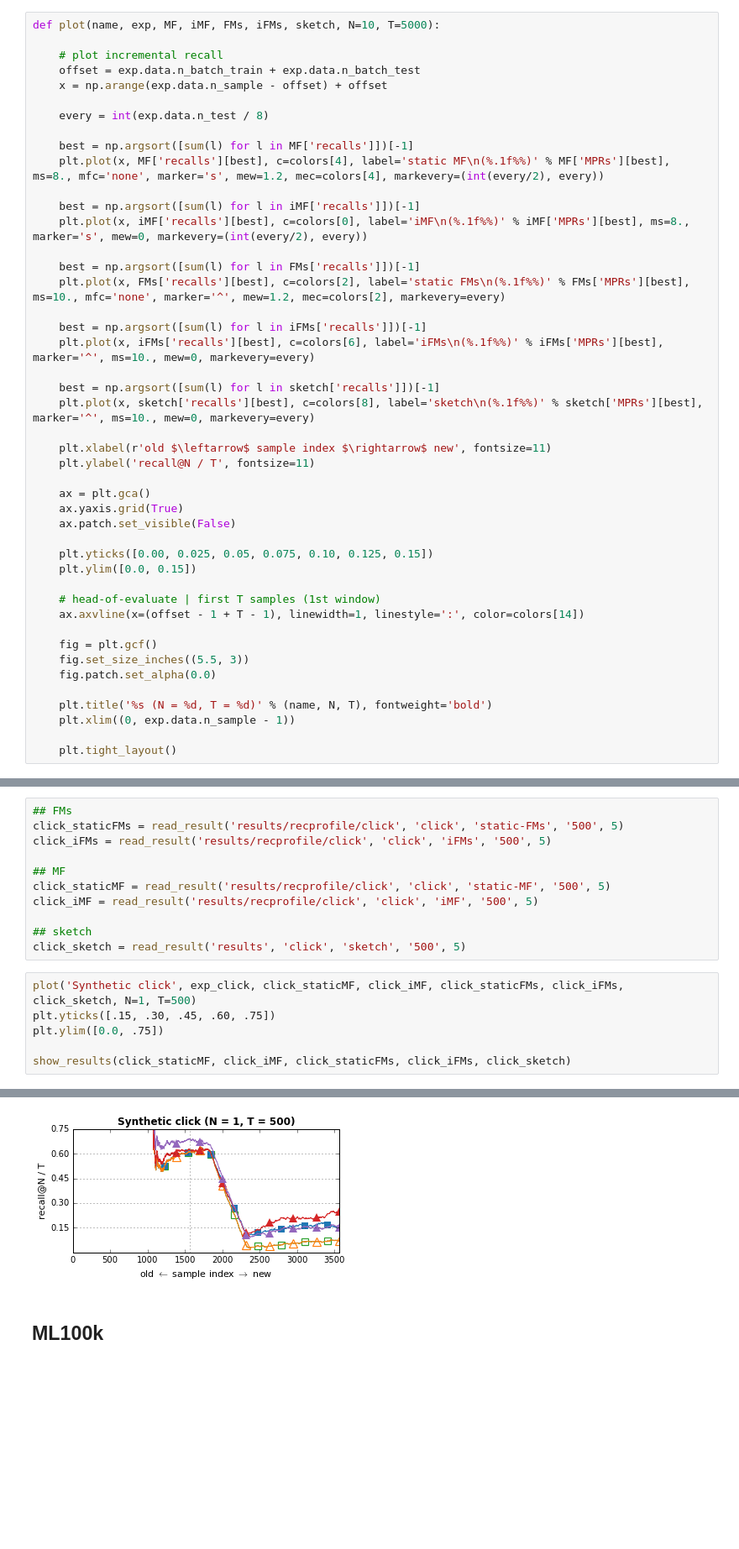
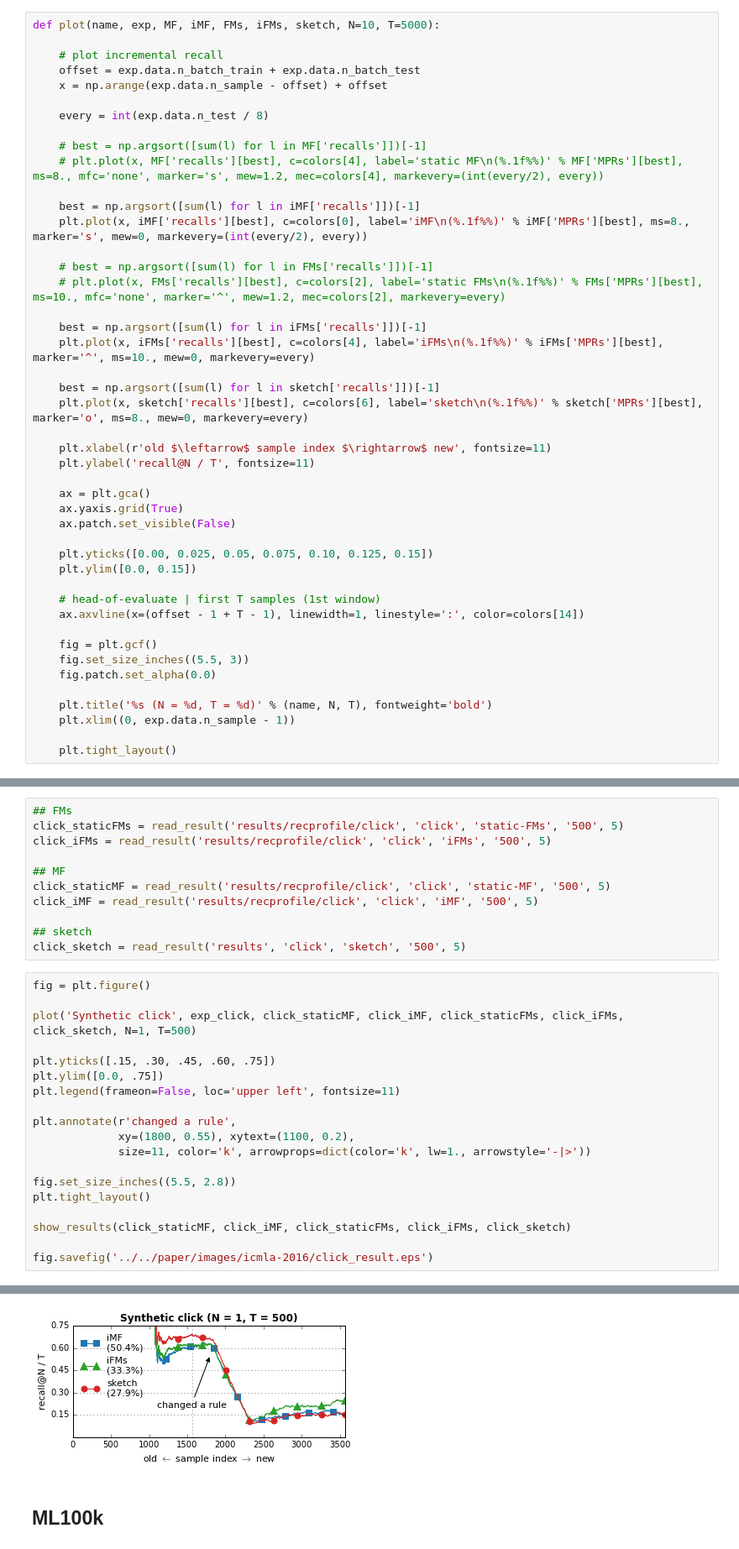
Before and after one commit to takuti/stream-recommender, a Jupyter notebook: paper-sketch.ipynb, the cells around one changed output, grey strips where cells are left out. Shown at 84% size. Drawn from its saved outputs; the diff is of its cells as text; blank space fills up the shorter version.

Commit message:
:notebook: plot recall behavior

```diff
--- a/paper-sketch.ipynb
+++ b/paper-sketch.ipynb
@@ -119,20 +119,20 @@ def plot(name, exp, MF, iMF, FMs, iFMs, sketch, N=10, T=5000):
 
     every = int(exp.data.n_test / 8)
 
-    best = np.argsort([sum(l) for l in MF['recalls']])[-1]
-    plt.plot(x, MF['recalls'][best], c=colors[4], label='static MF\n(%.1f%%)' % MF['MPRs'][best], ms=8., mfc='none', marker='s', mew=1.2, mec=colors[4], markevery=(int(every/2), every))
+    # best = np.argsort([sum(l) for l in MF['recalls']])[-1]
+    # plt.plot(x, MF['recalls'][best], c=colors[4], label='static MF\n(%.1f%%)' % MF['MPRs'][best], ms=8., mfc='none', marker='s', mew=1.2, mec=colors[4], markevery=(int(every/2), every))
 
     best = np.argsort([sum(l) for l in iMF['recalls']])[-1]
     plt.plot(x, iMF['recalls'][best], c=colors[0], label='iMF\n(%.1f%%)' % iMF['MPRs'][best], ms=8., marker='s', mew=0, markevery=(int(every/2), every))
 
-    best = np.argsort([sum(l) for l in FMs['recalls']])[-1]
-    plt.plot(x, FMs['recalls'][best], c=colors[2], label='static FMs\n(%.1f%%)' % FMs['MPRs'][best], ms=10., mfc='none', marker='^', mew=1.2, mec=colors[2], markevery=every)
+    # best = np.argsort([sum(l) for l in FMs['recalls']])[-1]
+    # plt.plot(x, FMs['recalls'][best], c=colors[2], label='static FMs\n(%.1f%%)' % FMs['MPRs'][best], ms=10., mfc='none', marker='^', mew=1.2, mec=colors[2], markevery=every)
 
     best = np.argsort([sum(l) for l in iFMs['recalls']])[-1]
-    plt.plot(x, iFMs['recalls'][best], c=colors[6], label='iFMs\n(%.1f%%)' % iFMs['MPRs'][best], marker='^', ms=10., mew=0, markevery=every)
+    plt.plot(x, iFMs['recalls'][best], c=colors[4], label='iFMs\n(%.1f%%)' % iFMs['MPRs'][best], marker='^', ms=10., mew=0, markevery=every)
 
     best = np.argsort([sum(l) for l in sketch['recalls']])[-1]
-    plt.plot(x, sketch['recalls'][best], c=colors[8], label='sketch\n(%.1f%%)' % sketch['MPRs'][best], marker='^', ms=10., mew=0, markevery=every)
+    plt.plot(x, sketch['recalls'][best], c=colors[6], label='sketch\n(%.1f%%)' % sketch['MPRs'][best], marker='o', ms=8., mew=0, markevery=every)
 
     plt.xlabel(r'old $\leftarrow$ sample index $\rightarrow$ new', fontsize=11)
     plt.ylabel('recall@N / T', fontsize=11)
@@ -169,30 +169,43 @@ click_iMF = read_result('results/recprofile/click', 'click', 'iMF', '500', 5)
 ## sketch
 click_sketch = read_result('results', 'click', 'sketch', '500', 5)
 # %%
+fig = plt.figure()
+
 plot('Synthetic click', exp_click, click_staticMF, click_iMF, click_staticFMs, click_iFMs, click_sketch, N=1, T=500)
+
 plt.yticks([.15, .30, .45, .60, .75])
 plt.ylim([0.0, .75])
+plt.legend(frameon=False, loc='upper left', fontsize=11)
+
+plt.annotate(r'changed a rule',
+             xy=(1800, 0.55), xytext=(1100, 0.2),
+             size=11, color='k', arrowprops=dict(color='k', lw=1., arrowstyle='-|>'))
+
+fig.set_size_inches((5.5, 2.8))
+plt.tight_layout()
 
 show_results(click_staticMF, click_iMF, click_staticFMs, click_iFMs, click_sketch)
+
+fig.savefig('../../paper/images/icmla-2016/click_result.eps')
 # %% [output]
 static MF
 =========
 avg. reco time      = 0.00002
 avg. update time    = ---
 MPR   : mean (±std) = 54.59 (±4.386)
 recall: mean (±std) = 0.271 (±0.248)
 
 iMF
 ===
 avg. reco time      = 0.00002
 avg. update time    = 0.00003
 MPR   : mean (±std) = 49.24 (±2.254)
 ... (18 lines left out)
 avg. reco time      = 0.00188
 avg. update time    = 0.00032
 MPR   : mean (±std) = 27.88 (±0.000)
 recall: mean (±std) = 0.348 (±0.247)
-[figure, old version]
+[figure, new version]
 # %% [markdown]
 ## ML100k
 # %%
```
Also changed, not shown: parts of 4 cells of this notebook.
